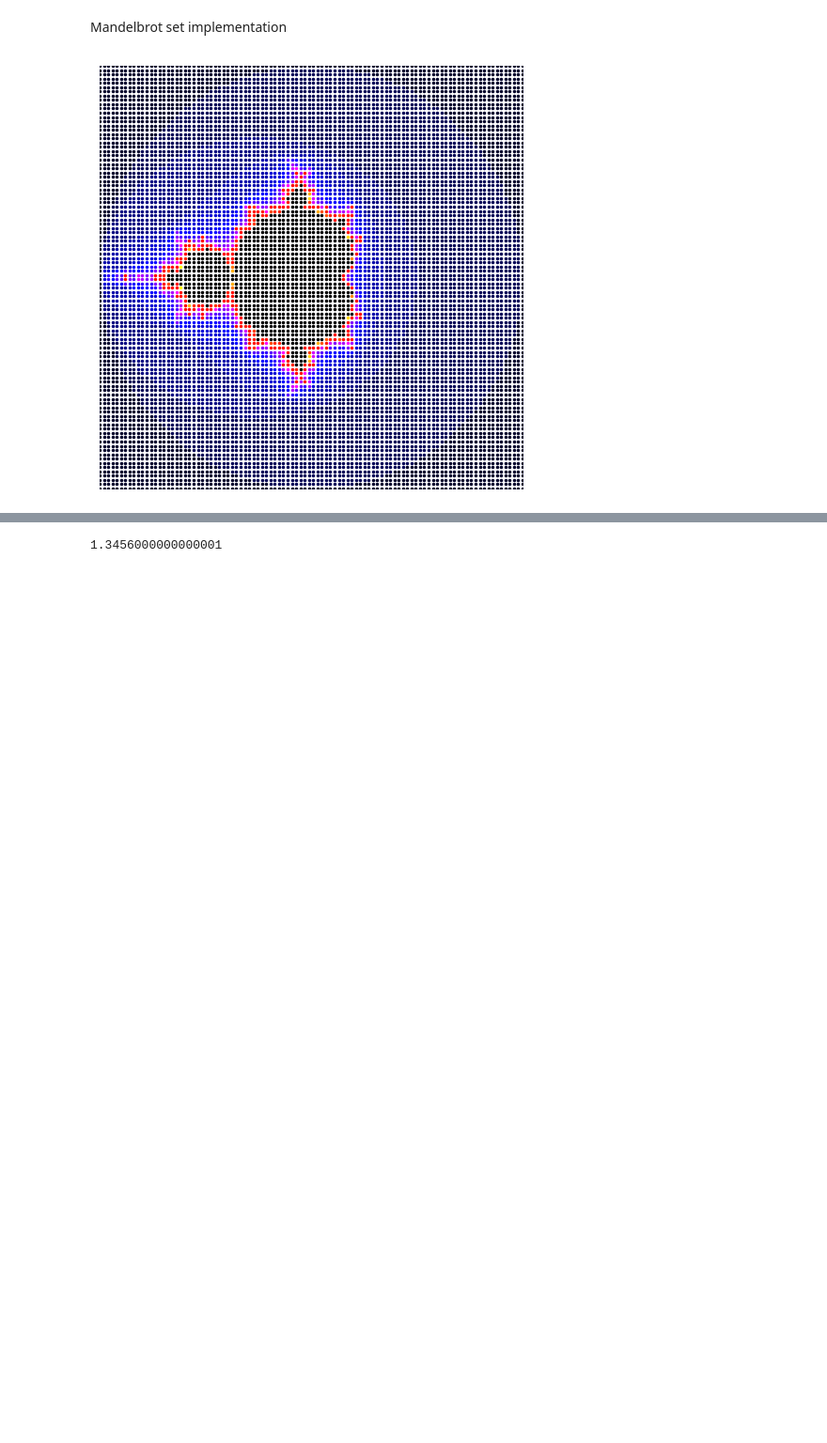
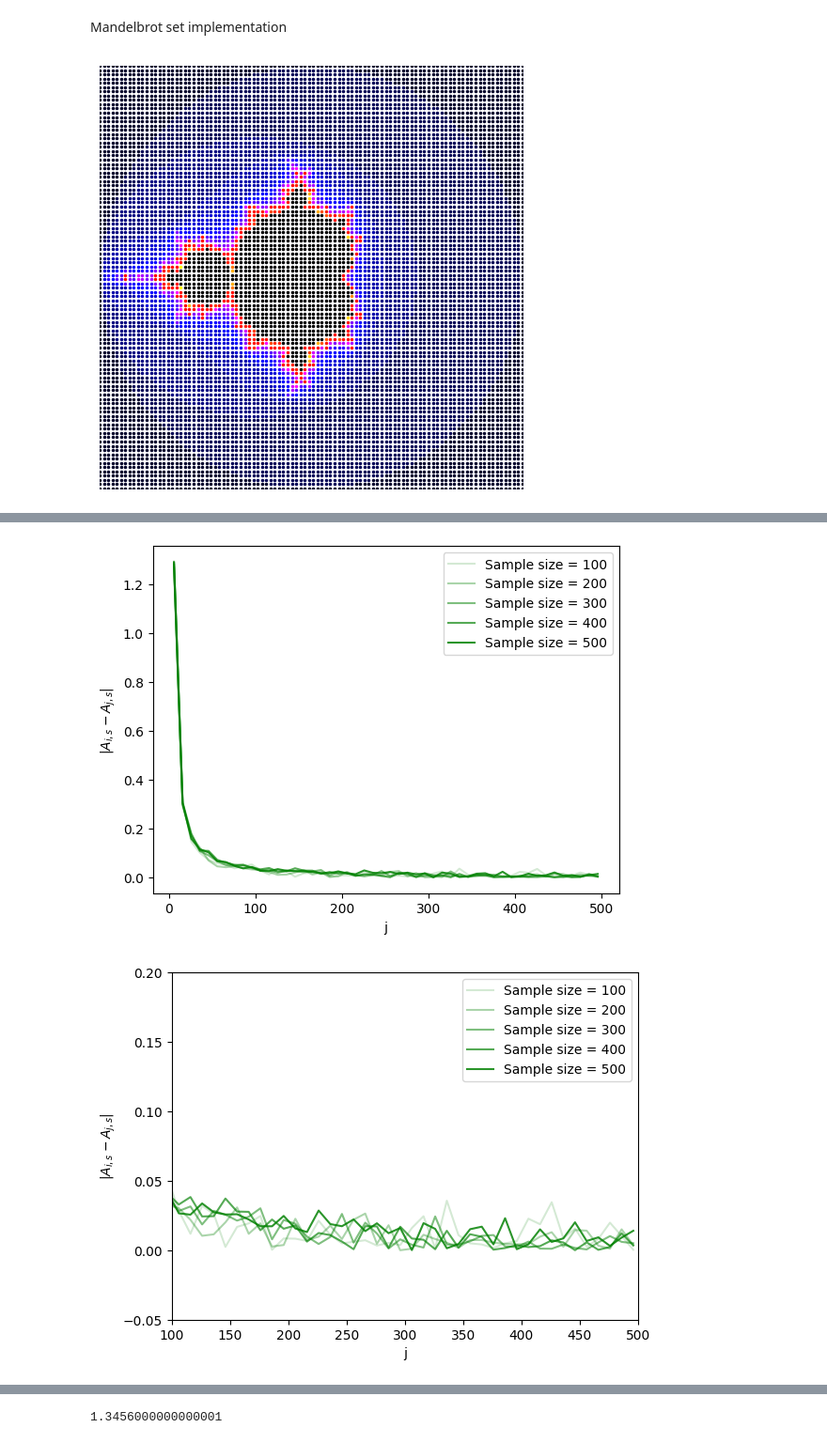
Before and after one commit to sachagijsbers/stochastic_1, a Jupyter notebook: code.ipynb, the cells around one changed output, grey strips where cells are left out. Shown at 94% size. Drawn from its saved outputs; the diff is of its cells as text; code cells hidden in the pictures; blank space fills up the shorter version.

```diff
--- a/code.ipynb
+++ b/code.ipynb
@@ -85,15 +79,10 @@ def random_sampling(samples, visual = 'no', xmin = -2, xmax = 2, ymin = -2, ymax
 def hypercube_or_ortho(samples, sample_type = 'hyper', visual = 'no', xmin = -2, xmax = 2, ymin = -2, ymax = 2):
     if sample_type == 'hyper':
         sampler = qmc.LatinHypercube(d = 2)
-        sample = sampler.random(n = samples)
+    elif sample_type == 'ortho':
+        sampler = qmc.LatinHypercube(d = 2, strength = 2)
 
-    if sample_type == 'ortho':
-        for s in sympy.primerange(0, np.sqrt(samples)):
-            if s**2 < samples:
-                s_square = s**2
-        sampler = qmc.LatinHypercube(d = 2, strength = 2)
-        sample = sampler.random(n = s_square)
-
+    sample = sampler.random(n = samples)
     l_bounds = [xmin, ymin]
     u_bounds = [xmax, ymax]
     sample_scaled = qmc.scale(sample, l_bounds, u_bounds)
@@ -128,9 +101,16 @@ IndentationError: expected an indented block after 'if' statement on line 5 (391
 # %%
-def area_mandelbrot(max_iter, samples, runs, sampling_type = 'random', visual = 'no', tot_area=16):
+def area_mandelbrot(max_iter, samples_raw, runs, sampling_type = 'random', visual = 'no', tot_area=16):
+    if sampling_type == 'random_test':
+        samples = samples_raw
+    else:
+        for s in sympy.primerange(0, np.sqrt(samples_raw)):
+            if s**2 < samples_raw:
+                samples = s**2
+        print(samples)
     area_runs = []
     for r in range(runs):
         in_num = 0
-        if sampling_type == 'random':
+        if sampling_type == 'random' or 'random_test':
             if visual == 'visualise':
                 c_list, x_list, y_list = random_sampling(samples, 'visualise')
             else:
@@ -215,0 +218,21 @@ plt.show()
+# %%
+for index in range(len(diffs_sample)):
+    plt.plot(j_list, diffs_sample[index], label = f"Sample size = {sample_list[index]}", c='green', alpha = (index+1)/6)
+
+plt.legend()
+plt.ylabel('$|A_{i,s} - A_{j,s}|$')
+plt.xlabel('j')
+plt.show()
+
+for index in range(len(diffs_sample)):
+    plt.plot(j_list, diffs_sample[index], label = f"Sample size = {sample_list[index]}", c='green', alpha = (index+1)/6)
+
+plt.legend()
+plt.ylabel('$|A_{i,s} - A_{j,s}|$')
+plt.xlabel('j')
+plt.xlim(100,500)
+plt.ylim(-0.05,0.2)
+plt.show()
+# %% [output]
+[figure, added]
+[figure, added]
```
Also changed, not shown: parts of 6 cells of this notebook.
